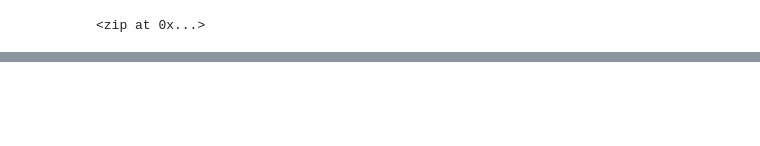
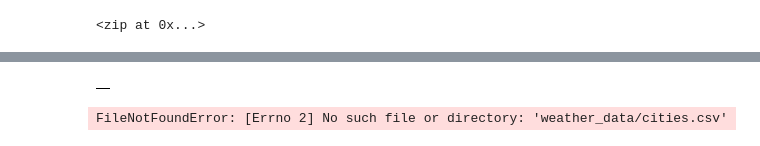
Before and after one commit to Habtamu-ai/World_Weather_Analysis, a Jupyter notebook: WeatherPy.ipynb, the cells around one changed output, grey strips where cells are left out. Saved outputs shown, nothing was run; the diff lists cells and outputs as text; code cells hidden in the pictures; blank space fills up the shorter version.

```diff
--- a/WeatherPy.ipynb
+++ b/WeatherPy.ipynb
@@ -31,0 +86,5 @@ len(cities)
+# %%
+# Create an endpoint URL for a city.
+city_url = url + "&q=" + "Boston"
+city_weather = requests.get(city_url)
+city_weather.json()
@@ -31,0 +173,34 @@ len(cities)
+# %%
+# Run an API request for each of the cities.
+#while True:
+      try:
+        # Parse the JSON and retrieve data.
+        city_weather = requests.get(city_url).json()
+        # Parse out the needed data.
+        city_lat = city_weather["coord"]["lat"]
+        city_lng = city_weather["coord"]["lon"]
+        city_max_temp = city_weather["main"]["temp_max"]
+        city_humidity = city_weather["main"]["humidity"]
+        city_clouds = city_weather["clouds"]["all"]
+        city_wind = city_weather["wind"]["speed"]
+        city_country = city_weather["sys"]["country"]
+        # Convert the date to ISO standard.
+        city_date = datetime.utcfromtimestamp(city_weather["dt"]).strftime('%Y-%m-%d %H:%M:%S')
+        # Append the city information into city_data list.
+        city_data.append({"City": city.title(),
+                      "Lat": city_lat,
+                      "Lng": city_lng,
+                        "Max Temp": city_max_temp,
+                        "Humidity": city_humidity,
+                        "Cloudiness": city_clouds,
+                        "Wind Speed": city_wind,
+                        "Country": city_country,
+                        "Date": city_date}    )
+# If an error is experienced, skip the city.
+      except:
+        print("City not found. Skipping...")
+        pass
+    # Indicate that Data Loading is complete.
+print("-----------------------------")
+print("Data Retrieval Complete      ")
+print("-----------------------------")
@@ -31,0 +209,13 @@ len(cities)
+# %%
+# Convert the array of dictionaries to a Pandas DataFrame.
+city_data_df = pd.DataFrame(city_data)
+city_data_df.head(10)
+# %% [output]
+|  |
+# %%
+# Create the output file (CSV).
+output_data_file = "weather_data/cities.csv"
+# Export the City_Data into a CSV.
+city_data_df.to_csv(output_data_file, index_label="City_ID")
+# %% [output]
+FileNotFoundError: [Errno 2] No such file or directory: 'weather_data/cities.csv'
```
Also changed, not shown: parts of 18 cells of this notebook, 1 other file.
